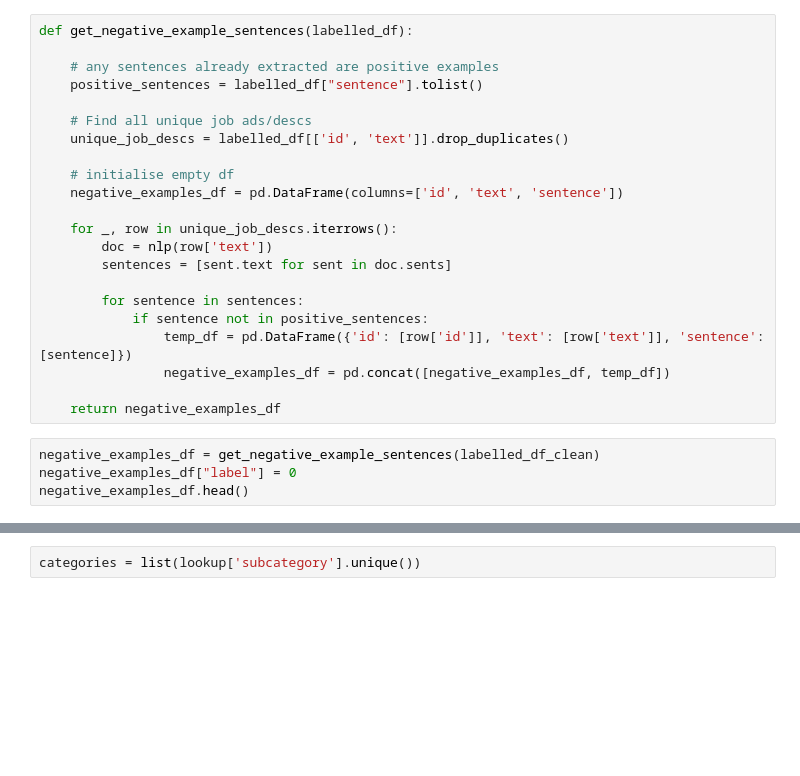
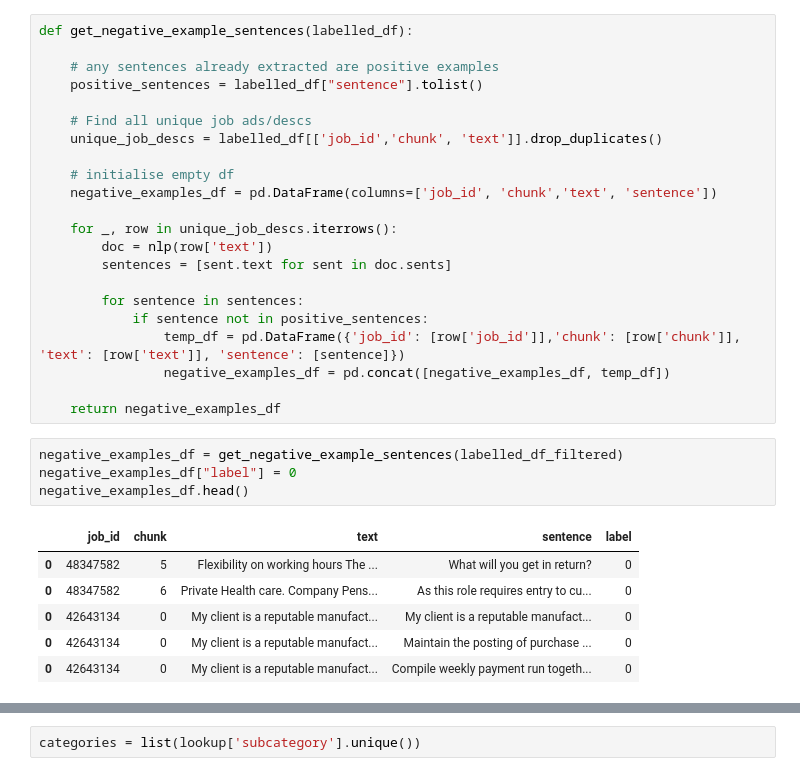
Before and after one commit to nestauk/dap_job_quality, a Jupyter notebook: dap_job_quality/notebooks/ro_category_mapping.ipynb, the cells around one changed output, grey strips where cells are left out. Drawn from its saved outputs; the diff is of its cells as text; blank space fills up the shorter version.

```diff
--- a/dap_job_quality/notebooks/ro_category_mapping.ipynb
+++ b/dap_job_quality/notebooks/ro_category_mapping.ipynb
@@ -60,10 +160,10 @@ def get_negative_example_sentences(labelled_df):
     positive_sentences = labelled_df["sentence"].tolist()
 
     # Find all unique job ads/descs
-    unique_job_descs = labelled_df[['id', 'text']].drop_duplicates()
+    unique_job_descs = labelled_df[['job_id','chunk', 'text']].drop_duplicates()
 
     # initialise empty df
-    negative_examples_df = pd.DataFrame(columns=['id', 'text', 'sentence'])
+    negative_examples_df = pd.DataFrame(columns=['job_id', 'chunk','text', 'sentence'])
 
     for _, row in unique_job_descs.iterrows():
         doc = nlp(row['text'])
@@ -71,12 +171,19 @@ def get_negative_example_sentences(labelled_df):
 
         for sentence in sentences:
             if sentence not in positive_sentences:
-                temp_df = pd.DataFrame({'id': [row['id']], 'text': [row['text']], 'sentence': [sentence]})
+                temp_df = pd.DataFrame({'job_id': [row['job_id']],'chunk': [row['chunk']], 'text': [row['text']], 'sentence': [sentence]})
                 negative_examples_df = pd.concat([negative_examples_df, temp_df])
 
     return negative_examples_df
 # %%
-negative_examples_df = get_negative_example_sentences(labelled_df_clean)
+negative_examples_df = get_negative_example_sentences(labelled_df_filtered)
 negative_examples_df["label"] = 0
 negative_examples_df.head()
+# %% [output]
+|  | job_id | chunk | text | sentence | label |
+| 0 | 48347582 | 5 | Flexibility on working hours The ... | What will you get in return? | 0 |
+| 0 | 48347582 | 6 | Private Health care. Company Pens... | As this role requires entry to cu... | 0 |
+| 0 | 42643134 | 0 | My client is a reputable manufact... | My client is a reputable manufact... | 0 |
+| 0 | 42643134 | 0 | My client is a reputable manufact... | Maintain the posting of purchase ... | 0 |
+| 0 | 42643134 | 0 | My client is a reputable manufact... | Compile weekly payment run togeth... | 0 |
 # %%
```
Also changed, not shown: parts of 31 cells of this notebook, 3 other files.
